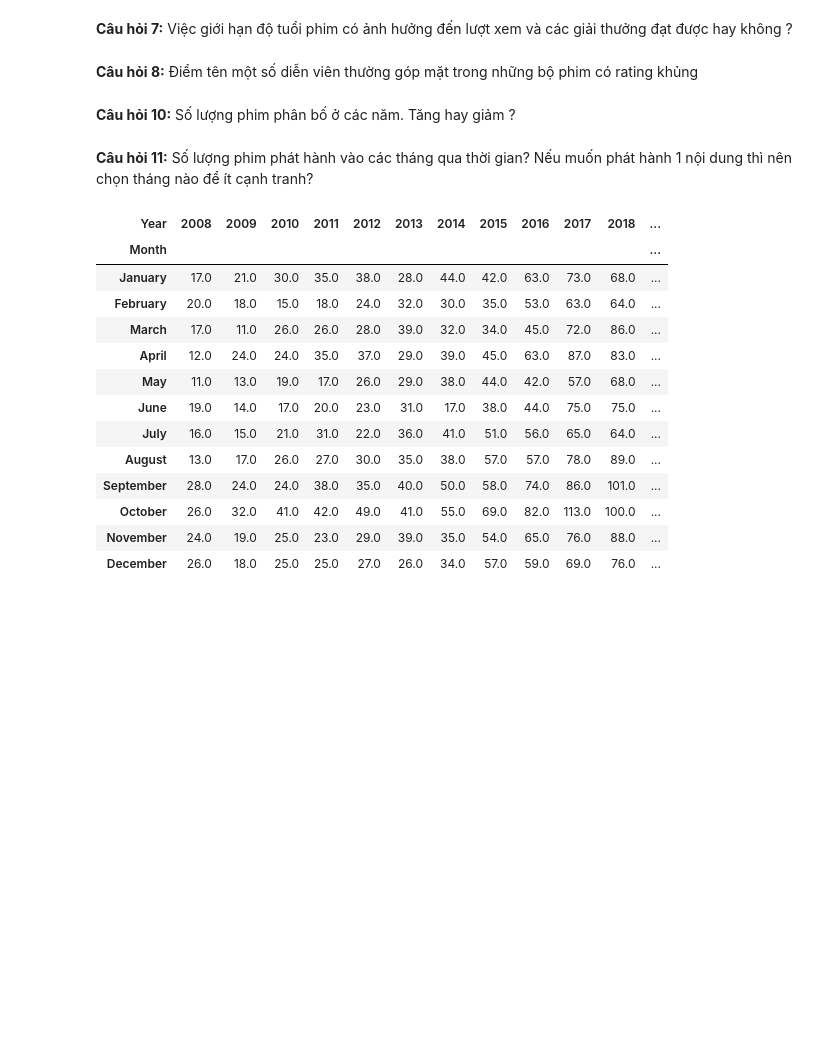
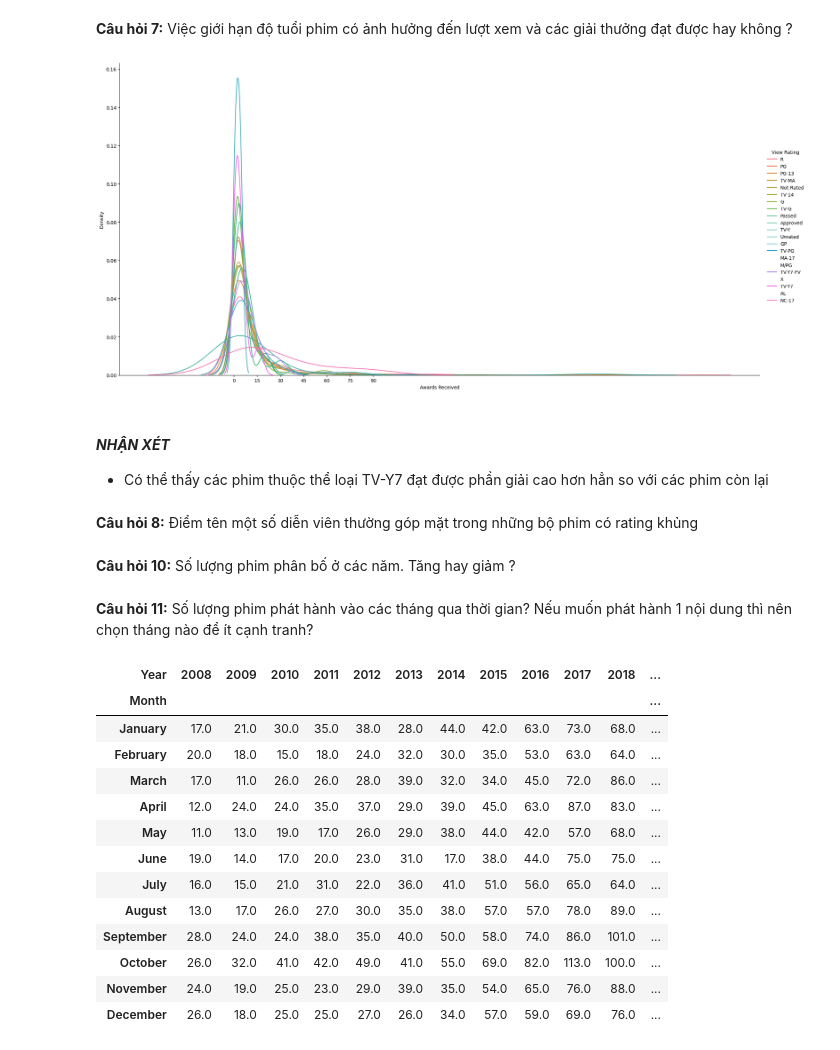
Before and after one commit to VienHaiYen/Netflix-dataset-2021, a Jupyter notebook: main.ipynb, the cells around one changed output. Saved outputs shown, nothing was run; the diff lists cells and outputs as text; code cells hidden in the pictures; blank space fills up the shorter version.

```diff
--- a/main.ipynb
+++ b/main.ipynb
@@ -309,5 +418,20 @@ Những phim hành động và kinh dị cũng xếp sau đó với 8%
 # %% [markdown]
 **Câu hỏi 7:** Việc giới hạn độ tuổi phim có ảnh hưởng đến lượt xem và các giải thưởng đạt được hay không ?
+# %%
+# is there any relation from view rating to awards received?
+
+mask = df['Awards Received'].notnull() & df['View Rating'].notnull()
+df_view_rating_award = df[mask][['Title','Awards Received','View Rating']]
+
+g = sns.FacetGrid(df_view_rating_award, height=10,aspect=2,hue="View Rating")
+g = g.map_dataframe(sns.kdeplot, x="Awards Received")
+g = g.set(xticks=np.arange(0,100,15))
+g = g.add_legend()
+# %% [output]
+[figure, added]
+# %% [markdown]
+#### ***NHẬN XÉT***
+- Có thể thấy các phim thuộc thể loại TV-Y7 đạt được phần giải cao hơn hẳn so với các phim còn lại
 # %% [markdown]
 **Câu hỏi 8:** Điểm tên một số diễn viên thường góp mặt trong những bộ phim có rating khủng
 # %% [markdown]
```
Also changed, not shown: parts of 11 cells of this notebook.
